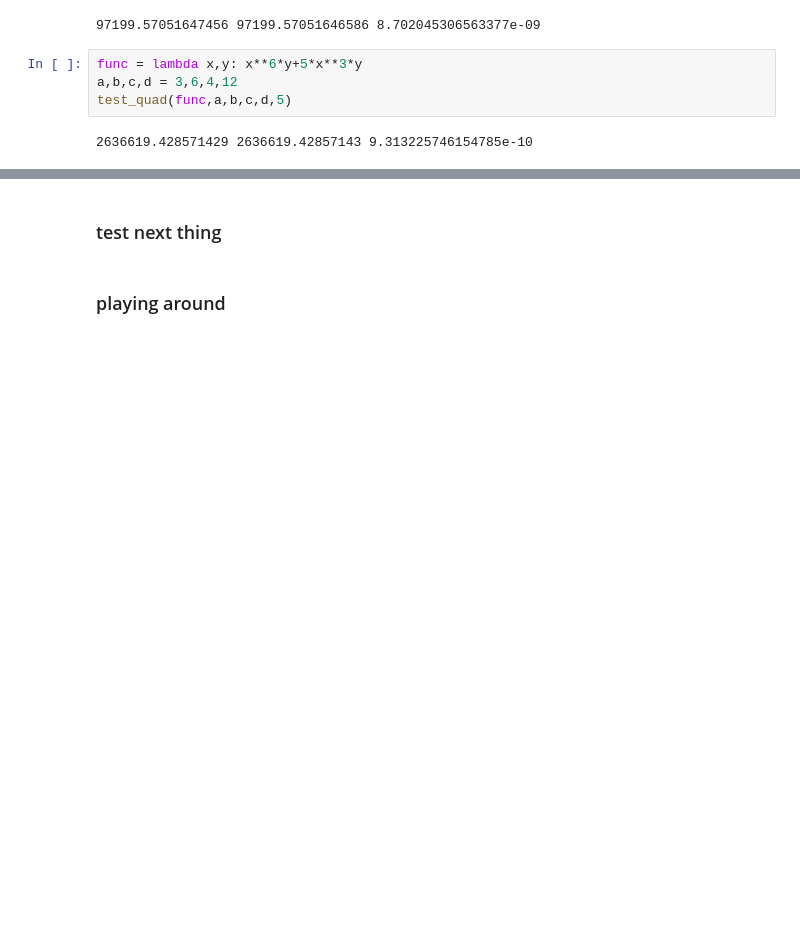
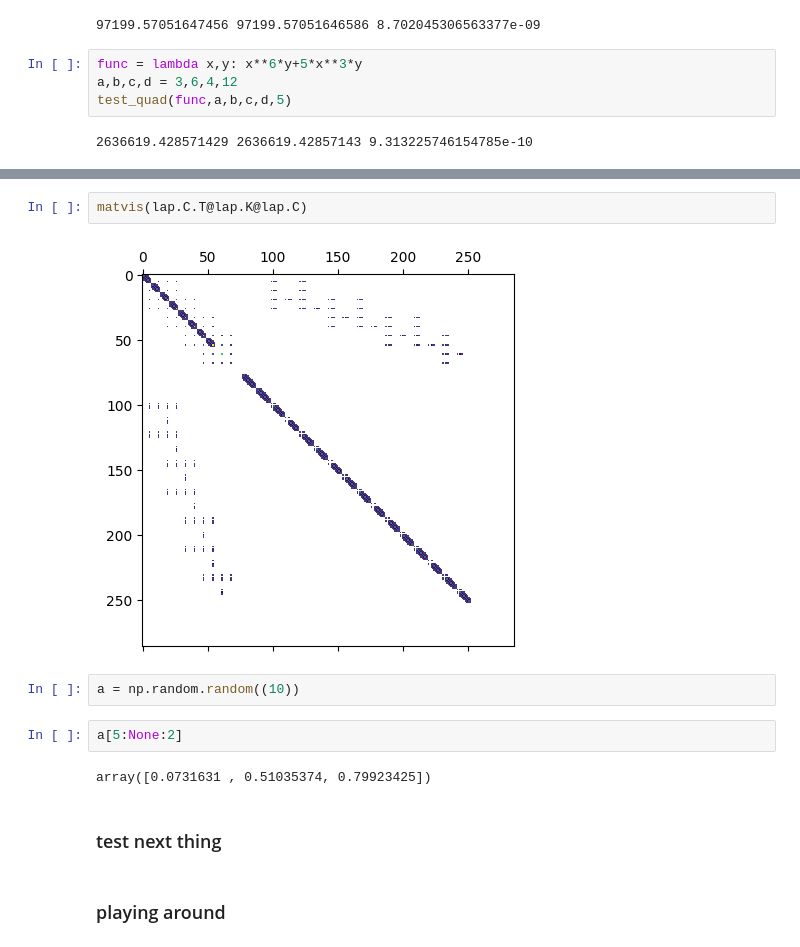
Before and after one commit to brynbarker/Galerkin-Differencing, a Jupyter notebook: 2d-AMR.ipynb, the cells around one changed output, grey strips where cells are left out. Cells and saved outputs as stored; diff of their text form; blank space fills up the shorter version.

```diff
--- a/2d-AMR.ipynb
+++ b/2d-AMR.ipynb
@@ -275,3 +285,13 @@ test_quad(func,a,b,c,d,5)
+# %%
+matvis(lap.C.T@lap.K@lap.C)
+# %% [output]
+[figure, added]
+# %%
+a = np.random.random((10))
+# %%
+a[5:None:2]
+# %% [output]
+array([0.0731631 , 0.51035374, 0.79923425])
 # %% [markdown]
 ### test next thing
 # %% [markdown]
```
Also changed, not shown: parts of 11 cells of this notebook, 2 other files.
